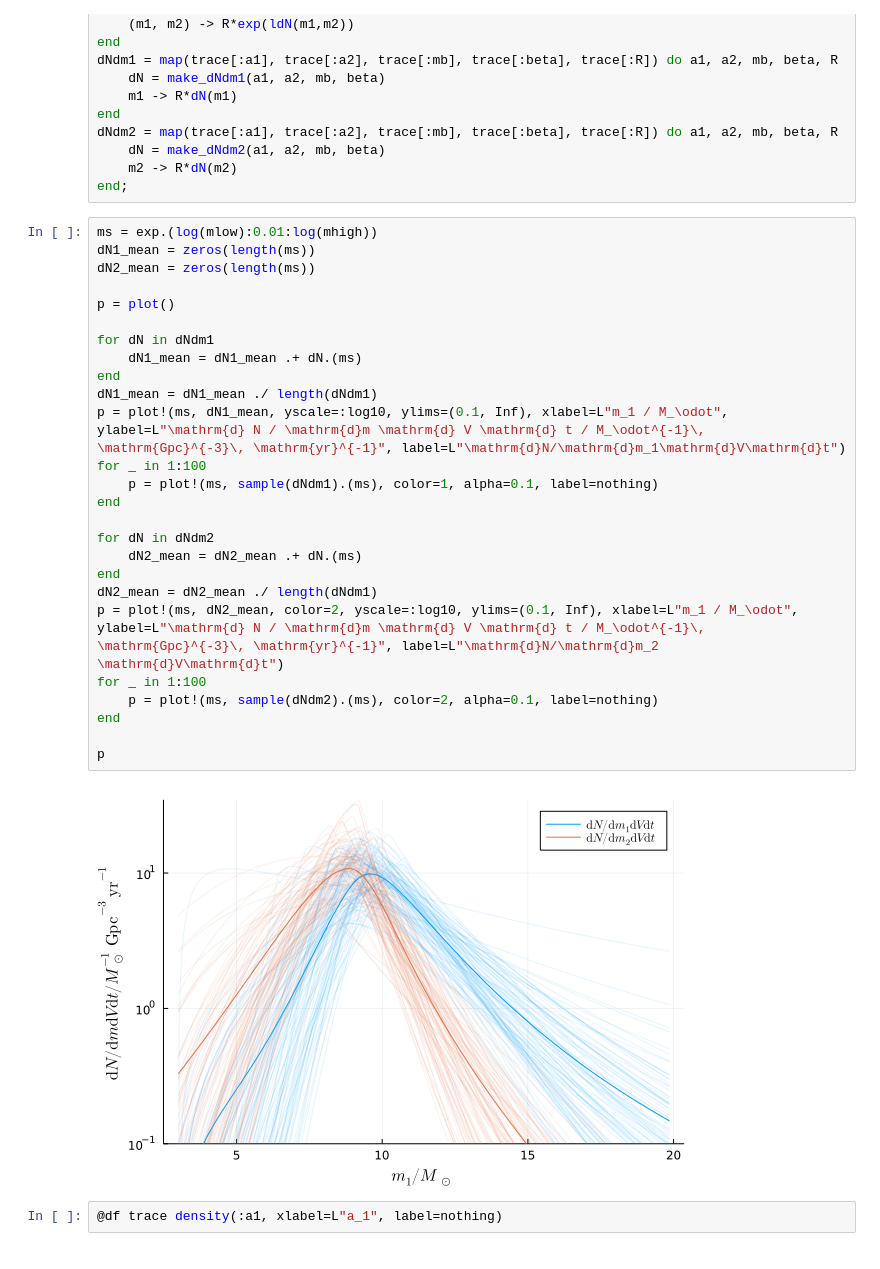
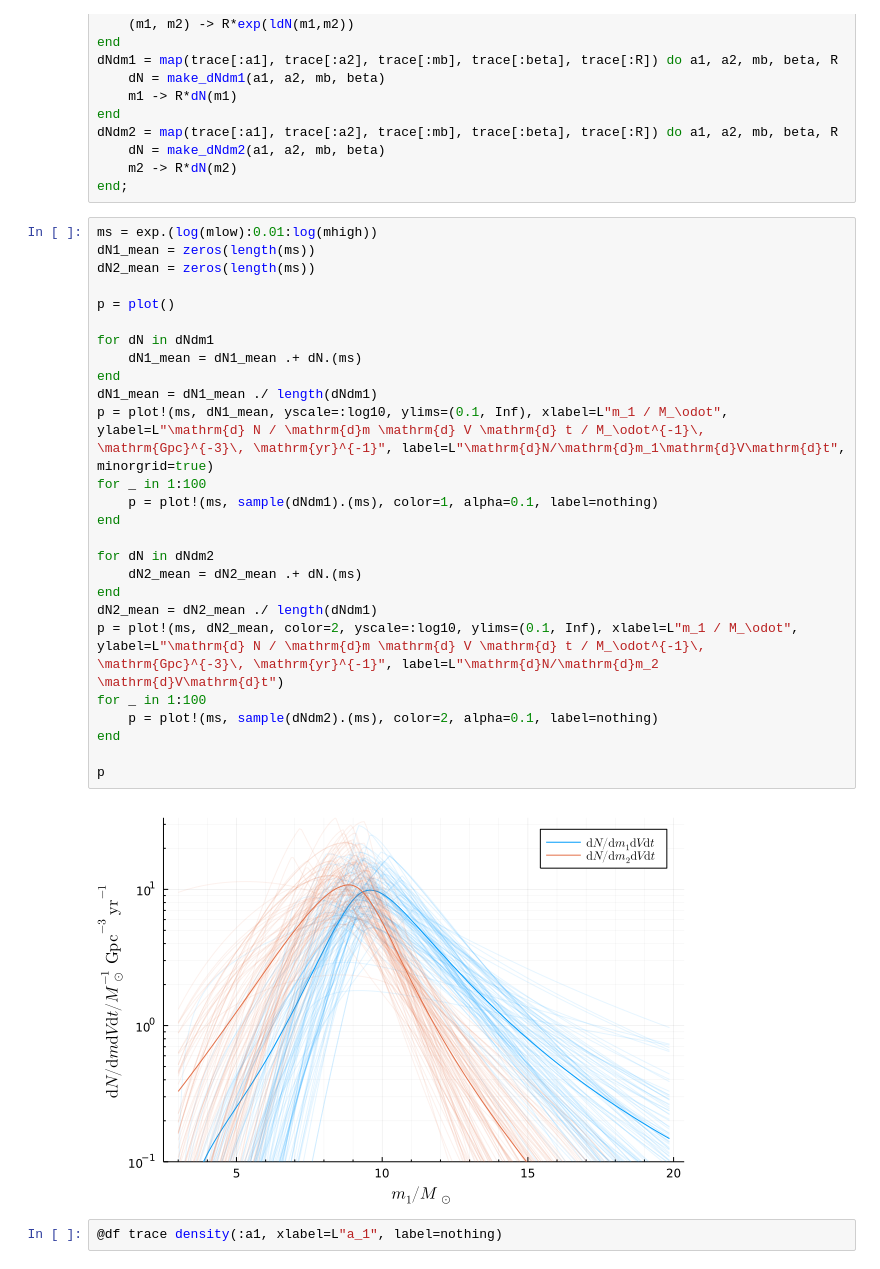
Before and after one commit to farr/Bump10MSun, a Jupyter notebook: notebooks/PostProcess.ipynb, the cells around one changed output. Saved outputs shown, nothing was run; the diff lists cells and outputs as text.

Commit message:
Better plots, also show beta posterior.

```diff
--- a/notebooks/PostProcess.ipynb
+++ b/notebooks/PostProcess.ipynb
@@ -36,31 +49,31 @@ end;
 # %%
 ms = exp.(log(mlow):0.01:log(mhigh))
 dN1_mean = zeros(length(ms))
 dN2_mean = zeros(length(ms))
 
 p = plot()
 
 for dN in dNdm1
     dN1_mean = dN1_mean .+ dN.(ms)
 end
 dN1_mean = dN1_mean ./ length(dNdm1)
-p = plot!(ms, dN1_mean, yscale=:log10, ylims=(0.1, Inf), xlabel=L"m_1 / M_\odot", ylabel=L"\mathrm{d} N / \mathrm{d}m \mathrm{d} V \mathrm{d} t / M_\odot^{-1}\, \mathrm{Gpc}^{-3}\, \mathrm{yr}^{-1}", label=L"\mathrm{d}N/\mathrm{d}m_1\mathrm{d}V\mathrm{d}t")
+p = plot!(ms, dN1_mean, yscale=:log10, ylims=(0.1, Inf), xlabel=L"m_1 / M_\odot", ylabel=L"\mathrm{d} N / \mathrm{d}m \mathrm{d} V \mathrm{d} t / M_\odot^{-1}\, \mathrm{Gpc}^{-3}\, \mathrm{yr}^{-1}", label=L"\mathrm{d}N/\mathrm{d}m_1\mathrm{d}V\mathrm{d}t", minorgrid=true)
 for _ in 1:100
     p = plot!(ms, sample(dNdm1).(ms), color=1, alpha=0.1, label=nothing)
 end
 
 for dN in dNdm2
     dN2_mean = dN2_mean .+ dN.(ms)
 end
 dN2_mean = dN2_mean ./ length(dNdm1)
 p = plot!(ms, dN2_mean, color=2, yscale=:log10, ylims=(0.1, Inf), xlabel=L"m_1 / M_\odot", ylabel=L"\mathrm{d} N / \mathrm{d}m \mathrm{d} V \mathrm{d} t / M_\odot^{-1}\, \mathrm{Gpc}^{-3}\, \mathrm{yr}^{-1}", label=L"\mathrm{d}N/\mathrm{d}m_2 \mathrm{d}V\mathrm{d}t")
 for _ in 1:100
     p = plot!(ms, sample(dNdm2).(ms), color=2, alpha=0.1, label=nothing)
 end
 
 p
 # %% [output]
-[figure, old version]
+[figure, new version]
 # %%
 @df trace density(:a1, xlabel=L"a_1", label=nothing)
 # %% [output]
```
Also changed, not shown: parts of 3 cells of this notebook.
